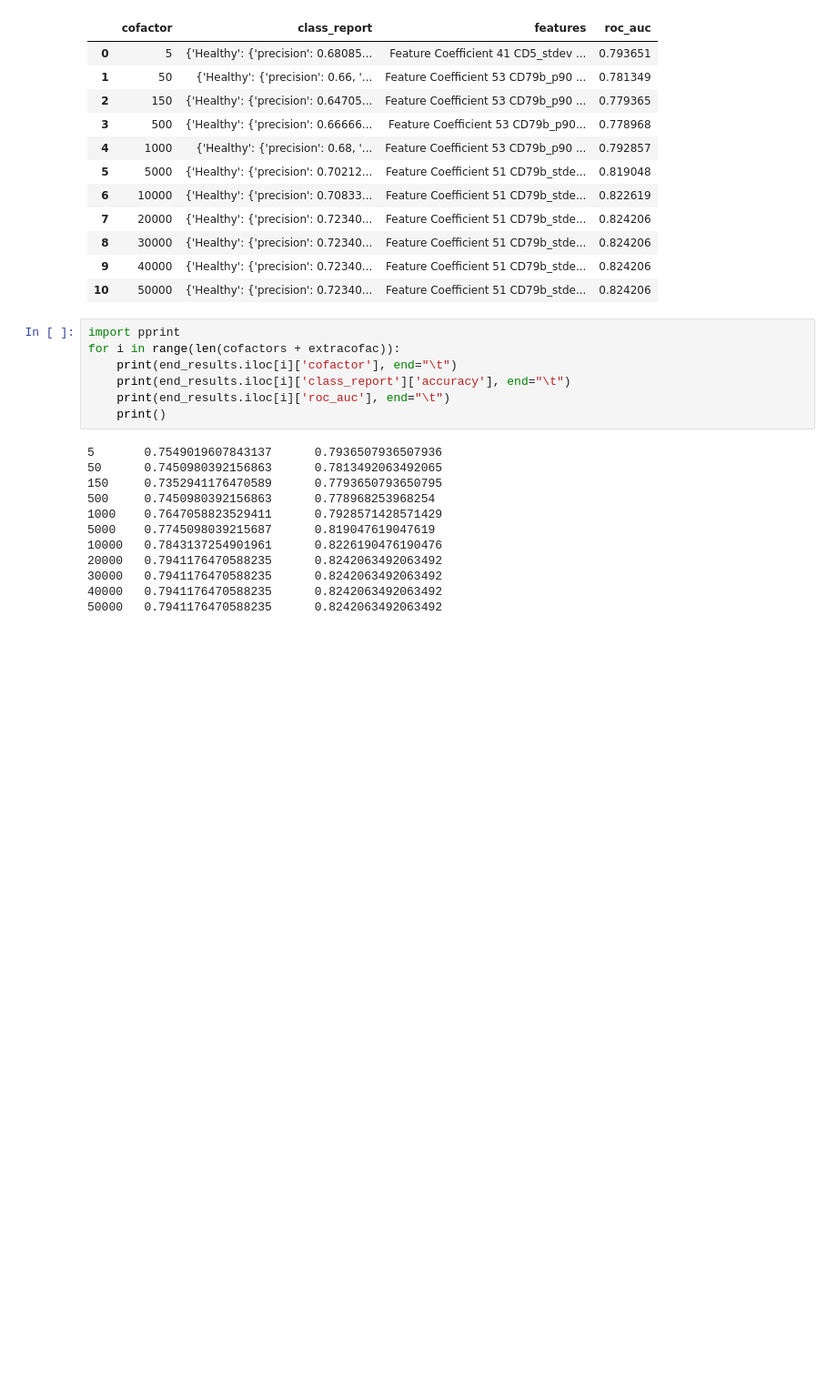
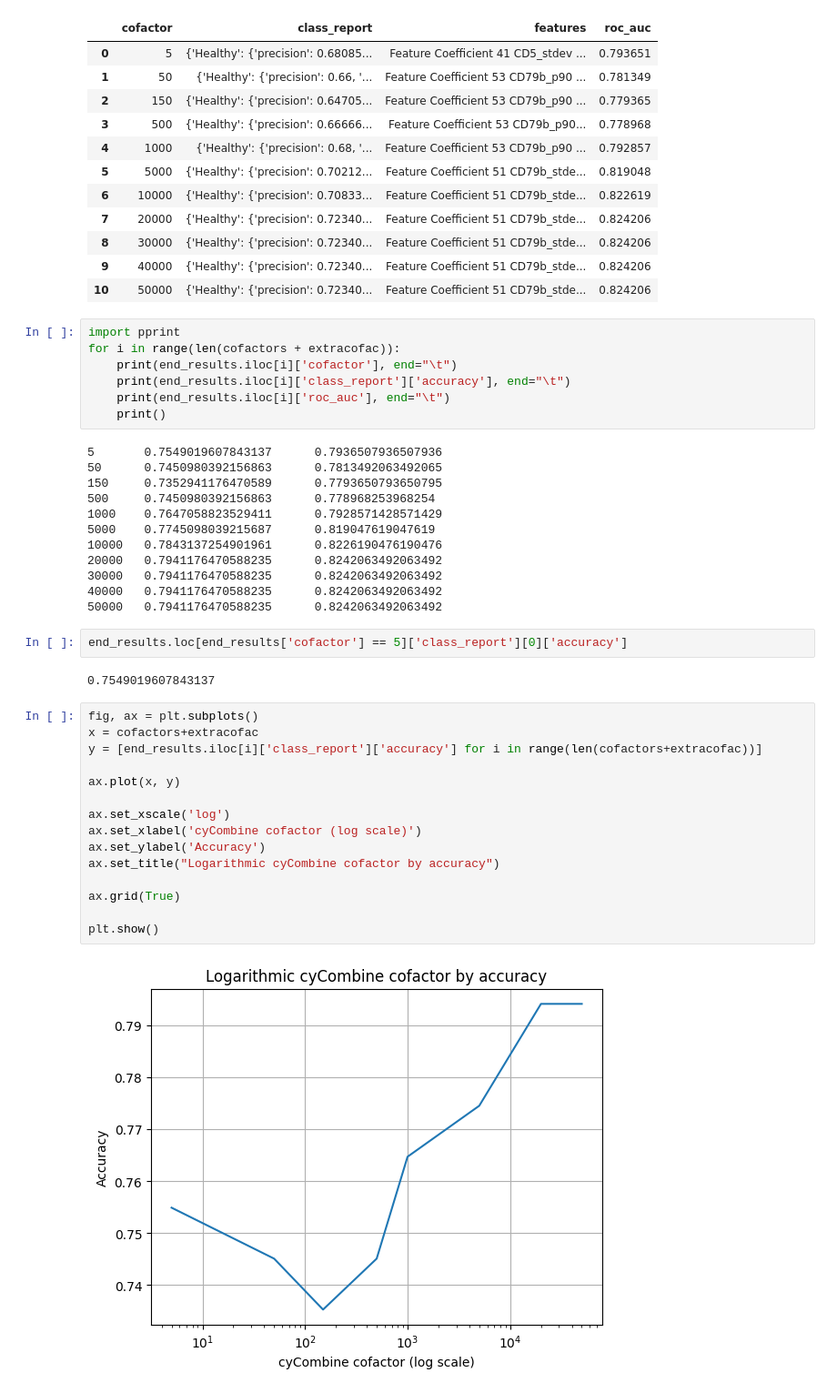
Before and after one commit to izarus-rots/flowdistml, a Jupyter notebook: norm_ml.ipynb, the cells around one changed output. Shown at 91% size. Cells and saved outputs as stored; diff of their text form; blank space fills up the shorter version.

Commit message:
add plotting for auroc, accuracy

```diff
--- a/norm_ml.ipynb
+++ b/norm_ml.ipynb
@@ -205,3 +205,24 @@ for i in range(len(cofactors + extracofac)):
 30000   0.7941176470588235      0.8242063492063492
 40000   0.7941176470588235      0.8242063492063492
 50000   0.7941176470588235      0.8242063492063492
+# %%
+end_results.loc[end_results['cofactor'] == 5]['class_report'][0]['accuracy']
+# %% [output]
+0.7549019607843137
+# %%
+fig, ax = plt.subplots()
+x = cofactors+extracofac
+y = [end_results.iloc[i]['class_report']['accuracy'] for i in range(len(cofactors+extracofac))]
+
+ax.plot(x, y)
+
+ax.set_xscale('log')
+ax.set_xlabel('cyCombine cofactor (log scale)')
+ax.set_ylabel('Accuracy')
+ax.set_title("Logarithmic cyCombine cofactor by accuracy")
+
+ax.grid(True)
+
+plt.show()
+# %% [output]
+[figure, added]
```
Also changed, not shown: parts of 1 cell of this notebook.
